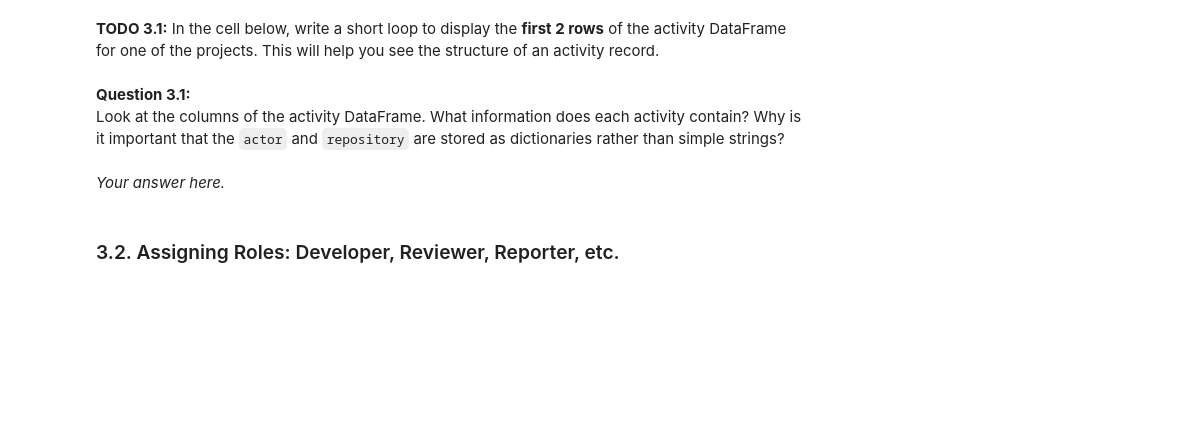
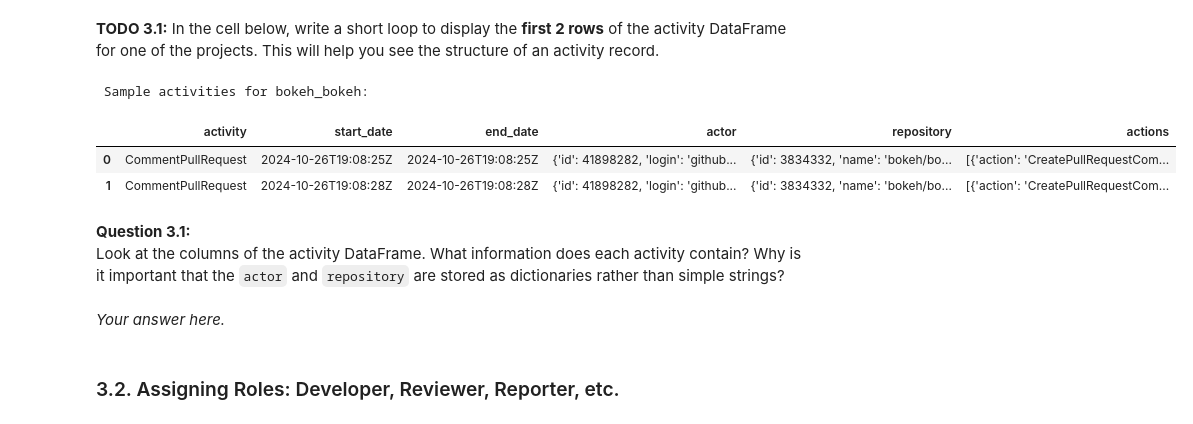
Before and after one commit to yvanhojunior/TP_3, a Jupyter notebook: Bots-Template.ipynb, the cells around one changed output. Saved outputs shown, nothing was run; the diff lists cells and outputs as text; code cells hidden in the pictures; blank space fills up the shorter version.

```diff
--- a/Bots-Template.ipynb
+++ b/Bots-Template.ipynb
@@ -1256,6 +1266,16 @@ for file in activity_files:
 **TODO 3.1:** In the cell below, write a short loop to display the **first 2 rows** of the activity DataFrame for one of the projects. This will help you see the structure of an activity record.
 # %%
 # TODO: Display the first 2 rows of an activity DataFrame (choose any project)
+# Display the first 2 rows of the activity DataFrame for one project
+for project_name, df in activities_dfs.items():
+    print(f"\n Sample activities for {project_name}:")
+    display(df.head(2))
+    break
+# %% [output]
+ Sample activities for bokeh_bokeh:
+|  | activity | start_date | end_date | actor | repository | actions |
+| 0 | CommentPullRequest | 2024-10-26T19:08:25Z | 2024-10-26T19:08:25Z | {'id': 41898282, 'login': 'github... | {'id': 3834332, 'name': 'bokeh/bo... | [{'action': 'CreatePullRequestCom... |
+| 1 | CommentPullRequest | 2024-10-26T19:08:28Z | 2024-10-26T19:08:28Z | {'id': 41898282, 'login': 'github... | {'id': 3834332, 'name': 'bokeh/bo... | [{'action': 'CreatePullRequestCom... |
 # %% [markdown]
 **Question 3.1:**
 Look at the columns of the activity DataFrame. What information does each activity contain? Why is it important that the `actor` and `repository` are stored as dictionaries rather than simple strings?
```
Also changed, not shown: parts of 2 cells of this notebook.
